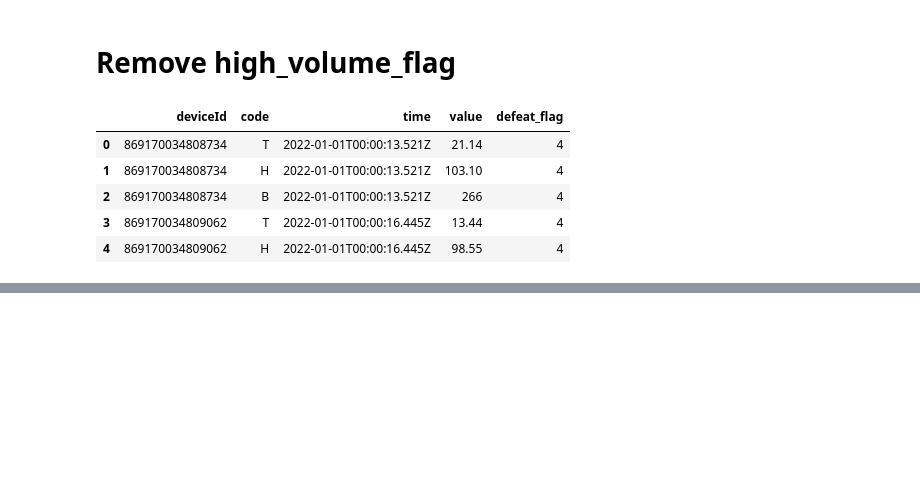
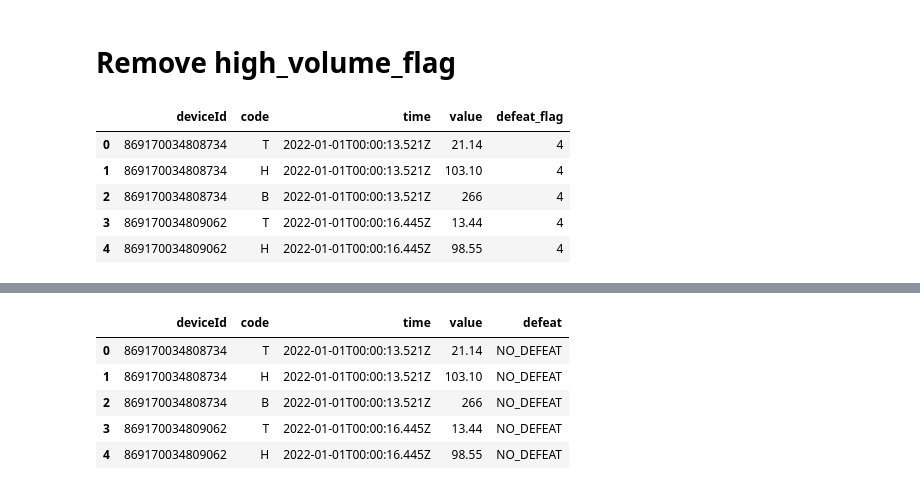
Before and after one commit to Narthanasiva/rca, a Jupyter notebook: analyze_data.ipynb, the cells around one changed output, grey strips where cells are left out. Saved outputs shown, nothing was run; the diff lists cells and outputs as text; code cells hidden in the pictures; blank space fills up the shorter version.

```diff
--- a/analyze_data.ipynb
+++ b/analyze_data.ipynb
@@ -143,0 +200,10 @@ result_df[result_df.defeat_flag == 4].shape[0]
+# %%
+result_df.drop('defeat_flag', axis=1, inplace=True)
+result_df.head(5)
+# %% [output]
+|  | deviceId | code | time | value | defeat |
+| 0 | 869170034808734 | T | 2022-01-01T00:00:13.521Z | 21.14 | NO_DEFEAT |
+| 1 | 869170034808734 | H | 2022-01-01T00:00:13.521Z | 103.10 | NO_DEFEAT |
+| 2 | 869170034808734 | B | 2022-01-01T00:00:13.521Z | 266 | NO_DEFEAT |
+| 3 | 869170034809062 | T | 2022-01-01T00:00:16.445Z | 13.44 | NO_DEFEAT |
+| 4 | 869170034809062 | H | 2022-01-01T00:00:16.445Z | 98.55 | NO_DEFEAT |
```
Also changed, not shown: parts of 17 cells of this notebook, 4 other files.
